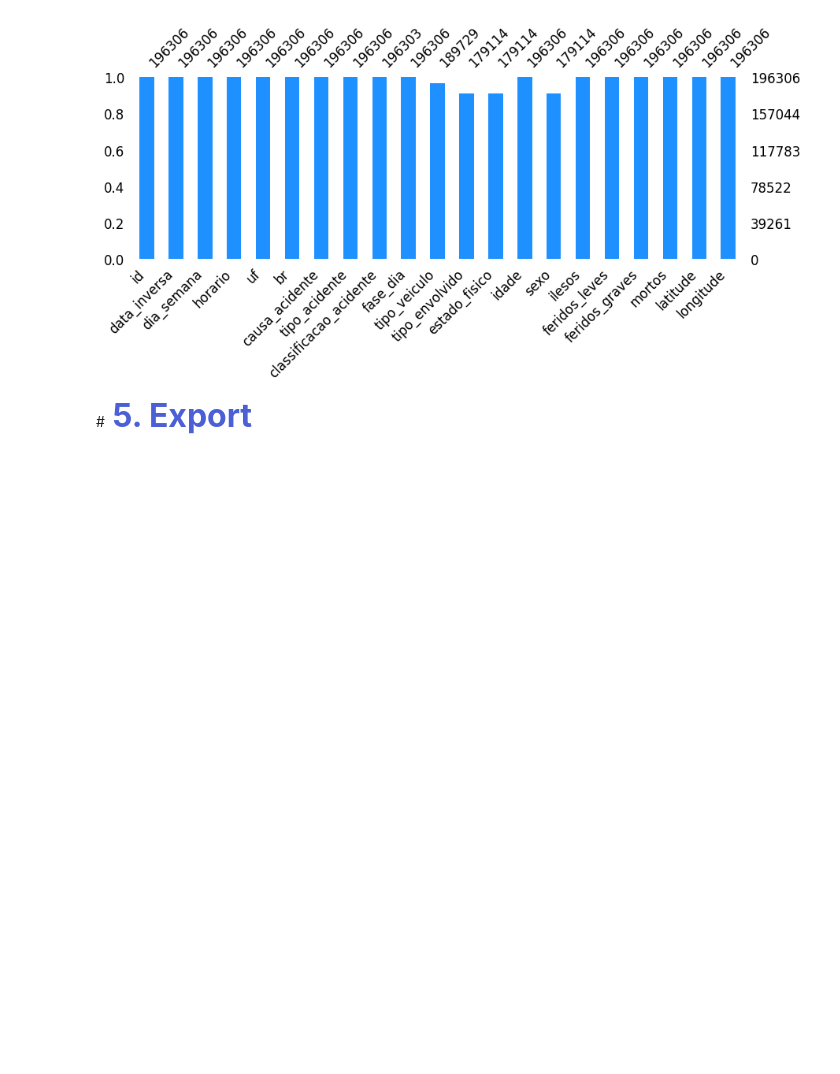
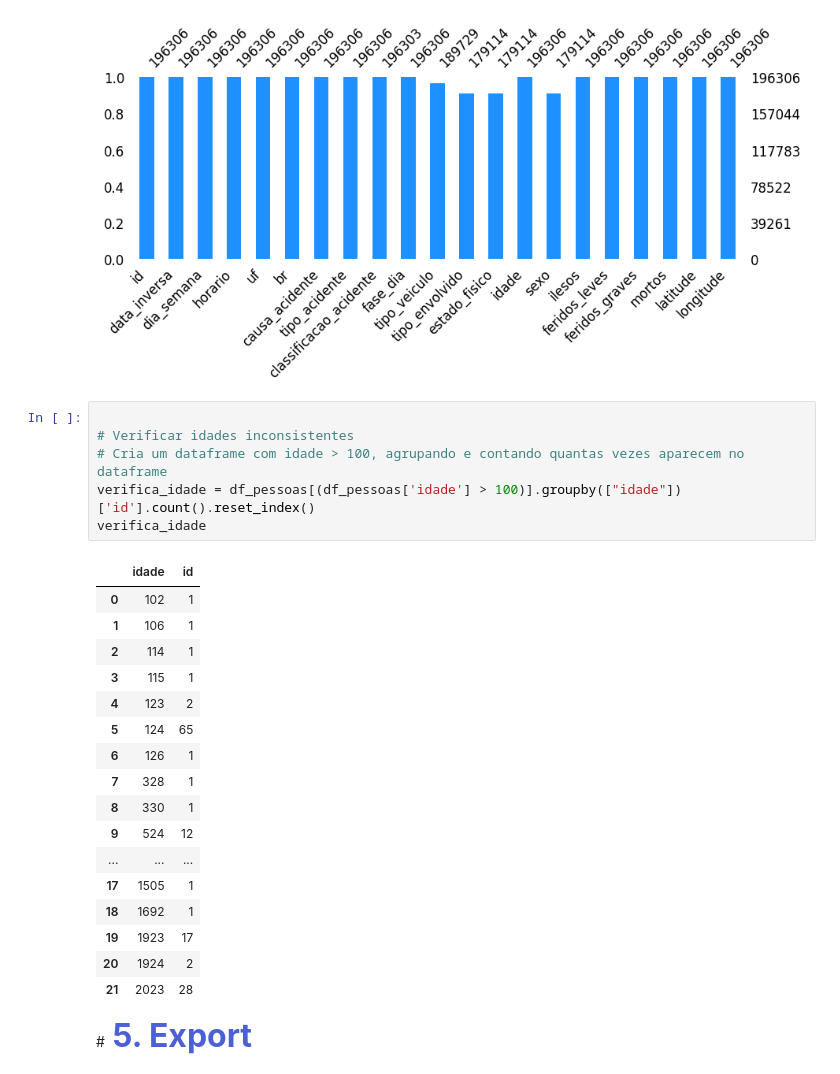
Before and after one commit to gabrielmprata/acidentes_transito, a Jupyter notebook: Acidentes_Rodoviarios_PreProc.ipynb, the cells around one changed output. Cells and saved outputs as stored; diff of their text form; blank space fills up the shorter version.

```diff
--- a/Acidentes_Rodoviarios_PreProc.ipynb
+++ b/Acidentes_Rodoviarios_PreProc.ipynb
@@ -748,6 +748,30 @@ ms.bar(df_pessoas, color="dodgerblue",  figsize=(10,3), fontsize=12)
 # %% [output]
 <Axes: >
 [figure]
+# %%
+
+# Verificar idades inconsistentes
+# Cria um dataframe com idade > 100, agrupando e contando quantas vezes aparecem no dataframe
+verifica_idade = df_pessoas[(df_pessoas['idade'] > 100)].groupby(["idade"])['id'].count().reset_index()
+verifica_idade
+# %% [output]
+|  | idade | id |
+| 0 | 102 | 1 |
+| 1 | 106 | 1 |
+| 2 | 114 | 1 |
+| 3 | 115 | 1 |
+| 4 | 123 | 2 |
+| 5 | 124 | 65 |
+| 6 | 126 | 1 |
+| 7 | 328 | 1 |
+| 8 | 330 | 1 |
+| 9 | 524 | 12 |
+| ... | ... | ... |
+| 17 | 1505 | 1 |
+| 18 | 1692 | 1 |
+| 19 | 1923 | 17 |
+| 20 | 1924 | 2 |
+| 21 | 2023 | 28 |
 # %% [markdown]
 #**<font color=#4c60d6 size="6"> 5. Export**
 # %% [markdown]
```
